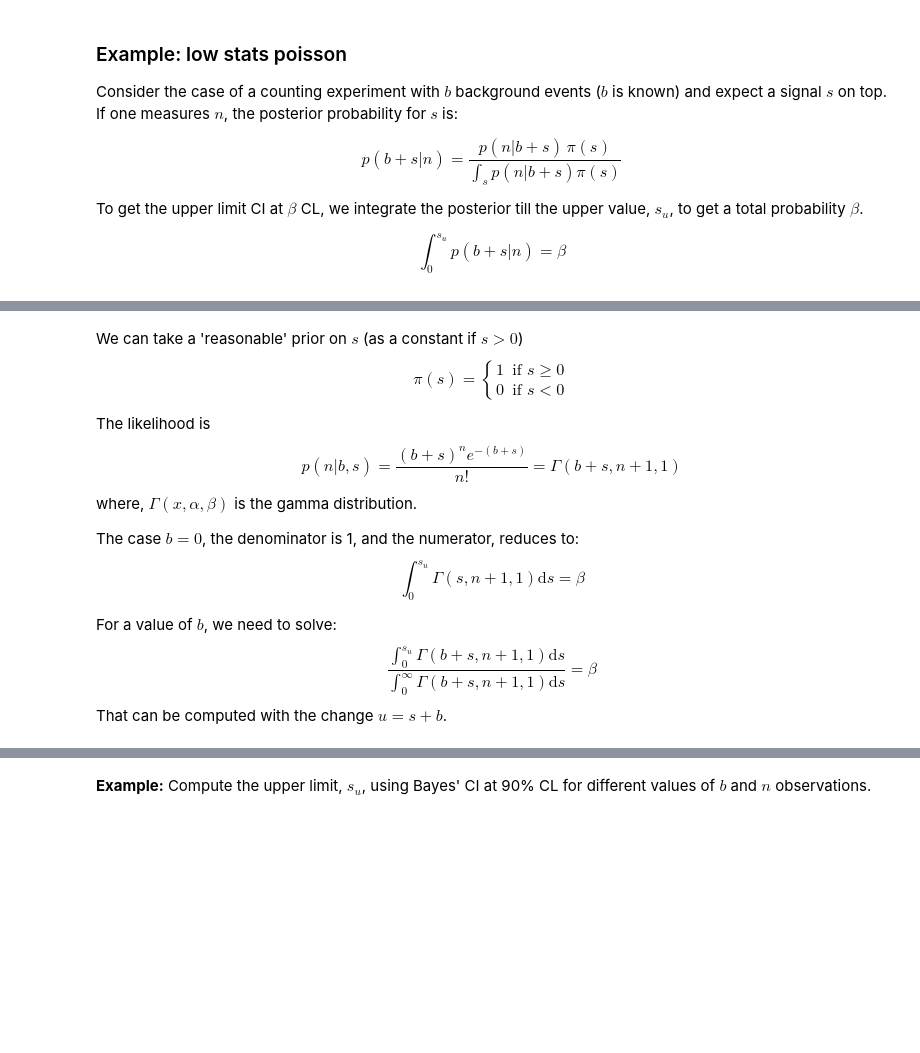
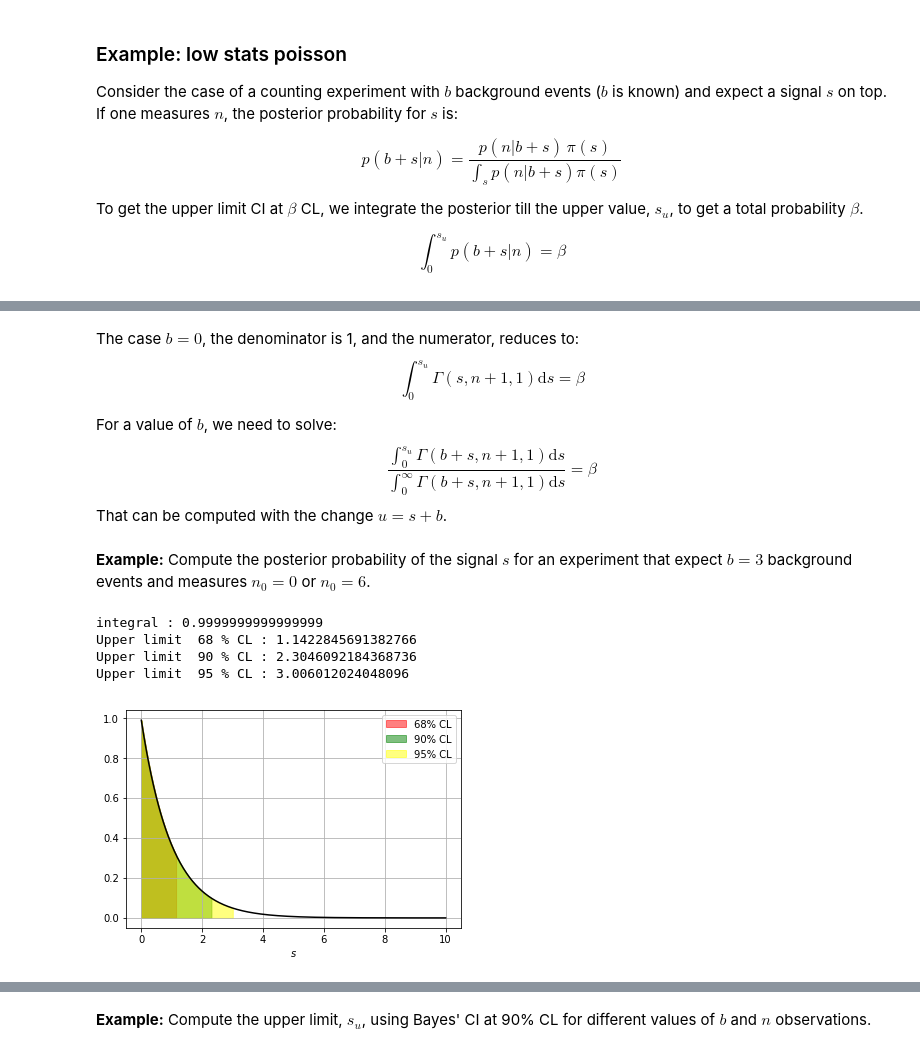
Before and after one commit to jahernando/pyraresearchlectures, a Jupyter notebook: lecture_confidence_intervals.ipynb, the cells around one changed output, grey strips where cells are left out. Saved outputs shown, nothing was run; the diff lists cells and outputs as text; code cells hidden in the pictures; blank space fills up the shorter version.

Commit message:
cint bayes

```diff
--- a/lecture_confidence_intervals.ipynb
+++ b/lecture_confidence_intervals.ipynb
@@ -311,18 +337,4 @@ $$
 # %% [markdown]
-
-We can take a 'reasonable' prior on $s$ (as a constant if $s>0$)
-$$
-\pi(s) = \left\{ \begin{array}{ll}
-1 & \mbox{if $s \ge 0$} \\
-0 & \mbox{if $s \lt 0$}
-\end{array} \right.
-$$
-
-The likelihood is
-$$
-p(n | b, s) = \frac{(b+s)^n e^{-(b+s)}}{n!} = \Gamma(b+s,n+1,1)
-$$
-where, $\Gamma(x, \alpha, \beta)$ is the gamma distribution.
 
 The case $b=0$, the denominator is 1, and the numerator, reduces to:
 $$
@@ -334,3 +346,15 @@ $$
 \frac{\int_{0}^{s_u} \Gamma(b+s, n+1, 1) \mathrm{d}s}{\int_{0}^{\infty} \Gamma(b+s, n+1, 1) \mathrm{d}s} = \beta
 $$
 That can be computed with the change $u=s+b$.
+# %% [markdown]
+**Example:** Compute the posterior probability of the signal $s$ for an experiment that expect $b = 3$ background events and measures $n_0 = 0$ or $n_0 = 6$.
+# %%
+b, x0 = 3., 0.
+nmax = 2.*(x0 + b)
+htexam.bayes_poisson_upper(b, x0, 10, 500);
+# %% [output]
+integral : 0.9999999999999999
+Upper limit  68 % CL : 1.1422845691382766
+Upper limit  90 % CL : 2.3046092184368736
+Upper limit  95 % CL : 3.006012024048096
+[figure, added]
```
Also changed, not shown: parts of 6 cells of this notebook, 2 other files.
